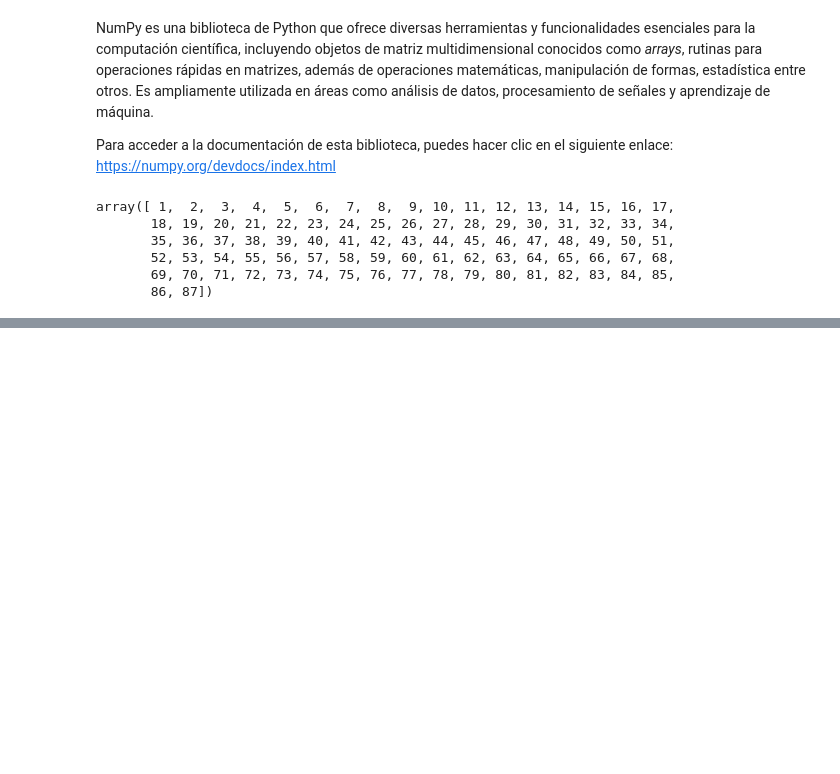
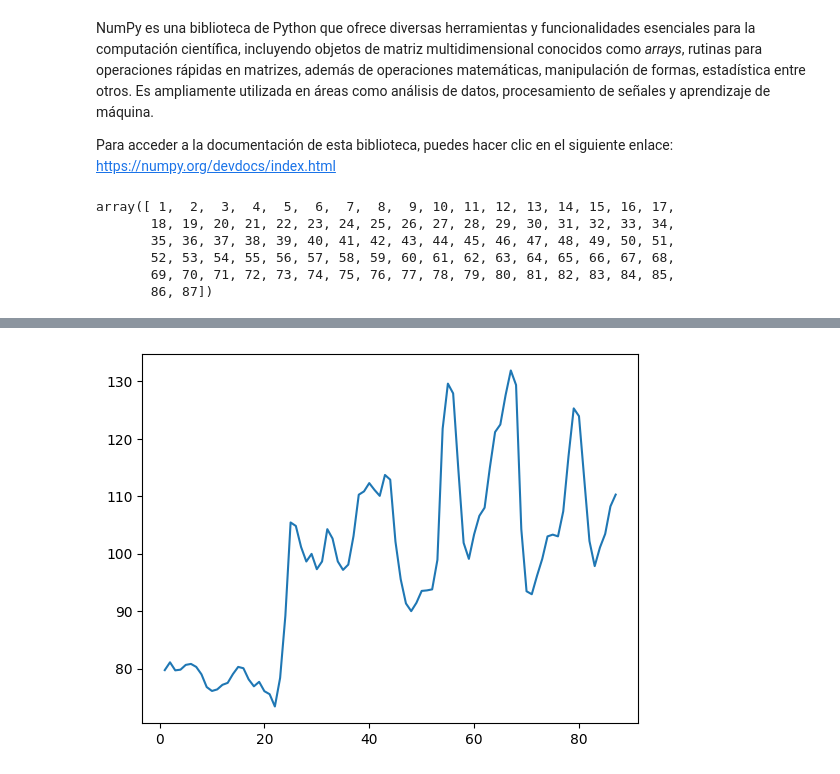
Before and after one commit to malu3010/ETL_Parte1, a Jupyter notebook: Numpy.ipynb, the cells around one changed output, grey strips where cells are left out. Saved outputs shown, nothing was run; the diff lists cells and outputs as text; code cells hidden in the pictures; blank space fills up the shorter version.

```diff
--- a/Numpy.ipynb
+++ b/Numpy.ipynb
@@ -42,0 +109,7 @@ array([[  1.2013,   2.2013,   3.2013,   4.2013,   5.2013,   6.2013,
+# %%
+fechas = np.arange(1,88,1)
+# %%
+plt.plot(fechas,precios[:,0])
+plt.show()
+# %% [output]
+[figure, added]
```
Also changed, not shown: parts of 19 cells of this notebook.
